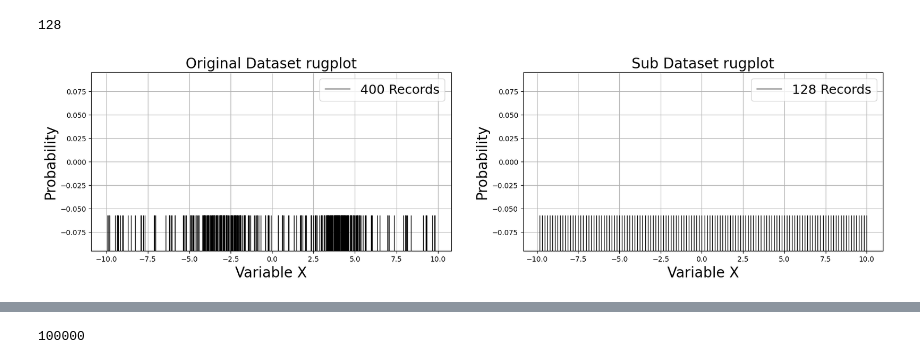
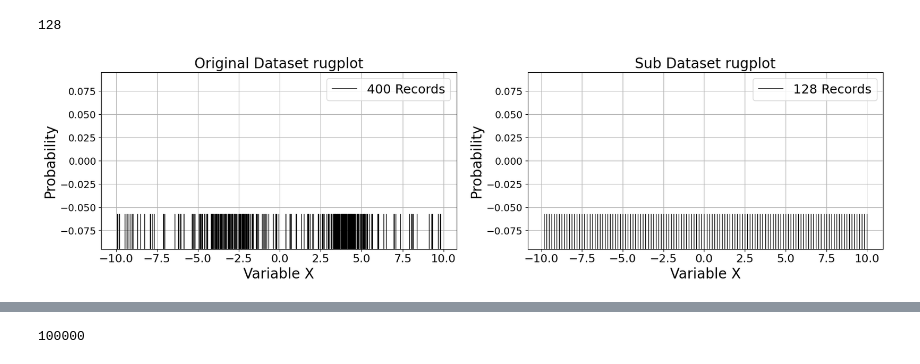
Before and after one commit to s431190/My_exp, a Jupyter notebook: 03_QNN_two sample.ipynb, the cells around one changed output, grey strips where cells are left out. Cells and saved outputs as stored; diff of their text form; code cells hidden in the pictures.

```diff
--- a/03_QNN_two sample.ipynb
+++ b/03_QNN_two sample.ipynb
@@ -141,24 +146,28 @@ len(X)
 # %%
 f4 = plt.figure(figsize=(20,10))
 ax3 = f4.add_subplot(223)
 
 # 100000/250=400筆
 
 sXall = Xall[:len(Xall)-1:250]
 ax3 = sns.rugplot(sXall, color='black',height=0.2,label='400 Records')
 plt.title("Original Dataset rugplot",fontsize=20)
 plt.ylabel("Probability",fontsize=20)
 plt.xlabel("Variable X",fontsize=20)
 plt.legend(fontsize=18)
+plt.xticks(fontsize=16)
+plt.yticks(fontsize=14)
 plt.grid(True)
 
 ax4 = f4.add_subplot(224)
 # bin=128筆
 ax4 = sns.rugplot(X, color='black',height=0.2,label='128 Records')
 plt.title("Sub Dataset rugplot",fontsize=20)
 plt.ylabel("Probability",fontsize=20)
 plt.xlabel("Variable X",fontsize=20)
 plt.legend(fontsize=18)
+plt.xticks(fontsize=16)
+plt.yticks(fontsize=14)
 plt.grid(True)
 # %% [output]
-[figure, old version]
+[figure, new version]
```
Also changed, not shown: parts of 9 cells of this notebook.
